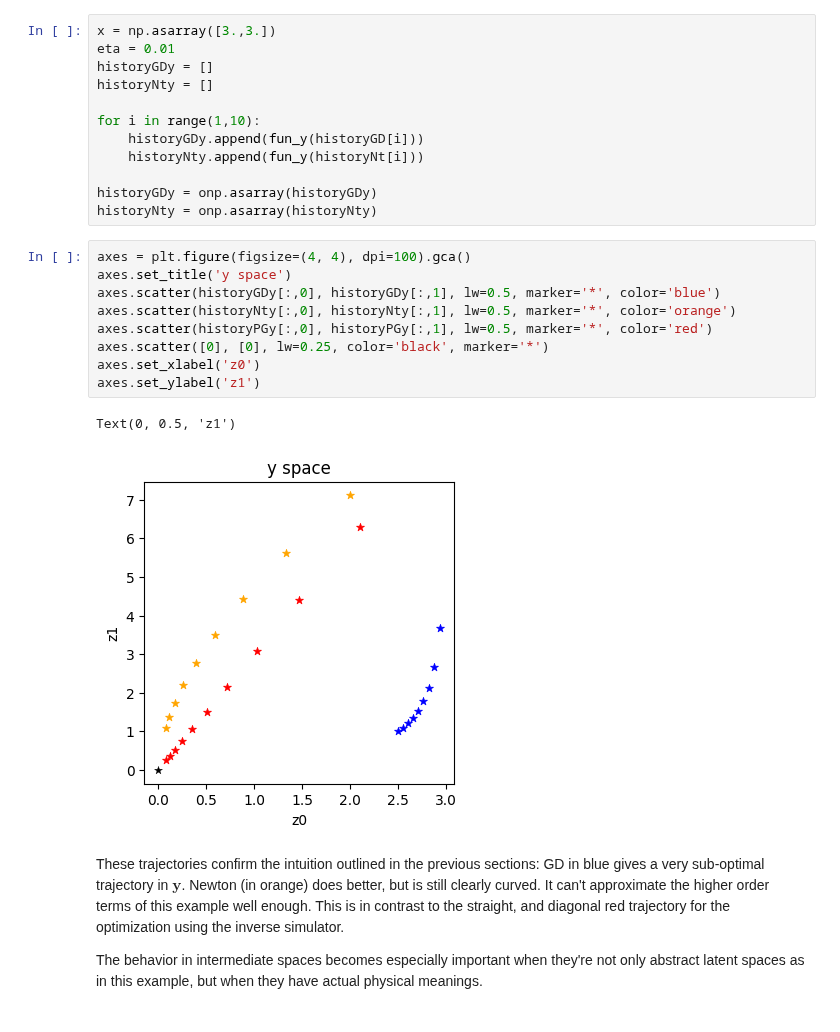
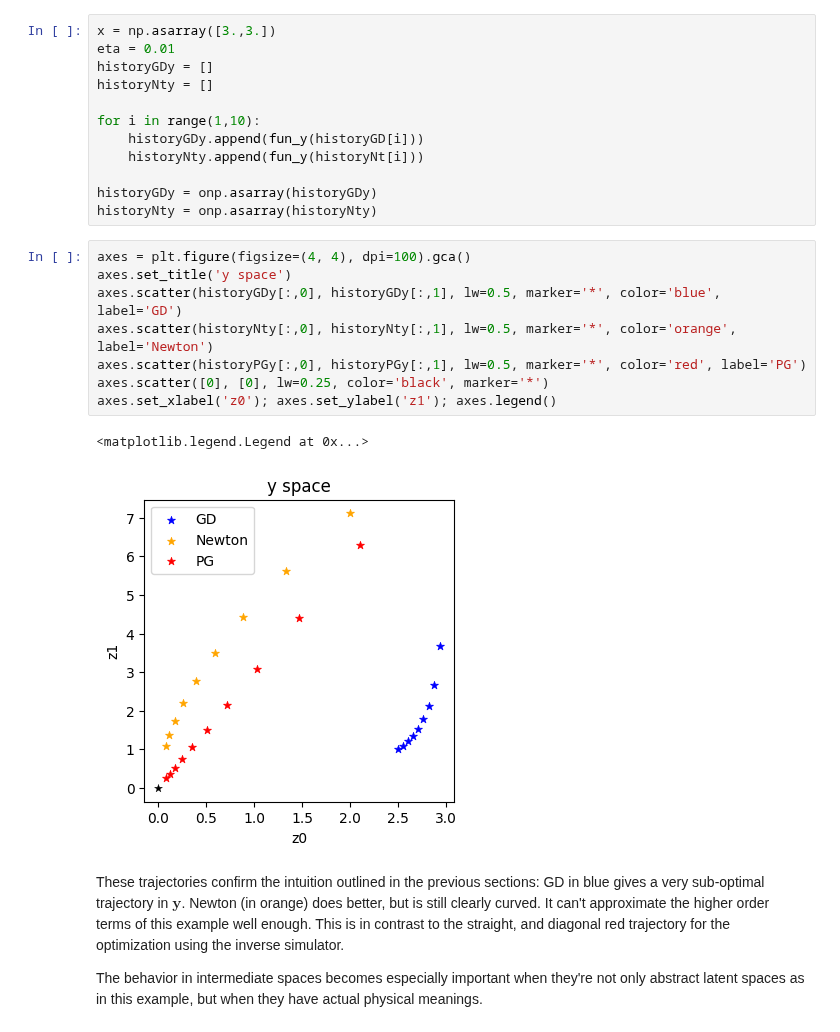
Before and after one commit to tum-pbs/pbdl-book, a Jupyter notebook: physgrad-comparison.ipynb, the cells around one changed output. Saved outputs shown, nothing was run; the diff lists cells and outputs as text.

```diff
--- a/physgrad-comparison.ipynb
+++ b/physgrad-comparison.ipynb
@@ -398,15 +393,14 @@ historyNty = onp.asarray(historyNty)
 # %%
 axes = plt.figure(figsize=(4, 4), dpi=100).gca()
 axes.set_title('y space')
-axes.scatter(historyGDy[:,0], historyGDy[:,1], lw=0.5, marker='*', color='blue')
-axes.scatter(historyNty[:,0], historyNty[:,1], lw=0.5, marker='*', color='orange')
-axes.scatter(historyPGy[:,0], historyPGy[:,1], lw=0.5, marker='*', color='red')
+axes.scatter(historyGDy[:,0], historyGDy[:,1], lw=0.5, marker='*', color='blue', label='GD')
+axes.scatter(historyNty[:,0], historyNty[:,1], lw=0.5, marker='*', color='orange', label='Newton')
+axes.scatter(historyPGy[:,0], historyPGy[:,1], lw=0.5, marker='*', color='red', label='PG')
 axes.scatter([0], [0], lw=0.25, color='black', marker='*')
-axes.set_xlabel('z0')
-axes.set_ylabel('z1')
+axes.set_xlabel('z0'); axes.set_ylabel('z1'); axes.legend()
 # %% [output]
-Text(0, 0.5, 'z1')
+<matplotlib.legend.Legend at 0x...>
-[figure, old version]
+[figure, new version]
 # %% [markdown]
 These trajectories confirm the intuition outlined in the previous sections: GD in blue gives a very sub-optimal trajectory in $\mathbf{y}$. Newton (in orange) does better, but is still clearly curved. It can't approximate the higher order terms of this example well enough. This is in contrast to the straight, and diagonal red trajectory for the optimization using the inverse simulator.
 
```
Also changed, not shown: parts of 14 cells of this notebook, 1 other file.
